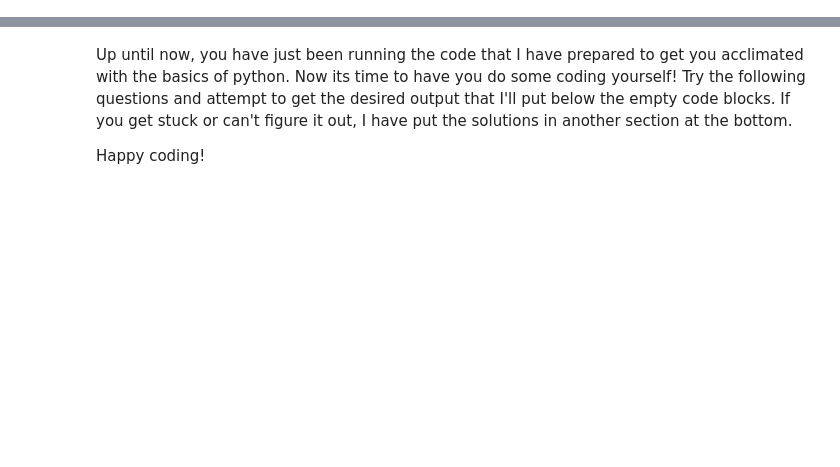
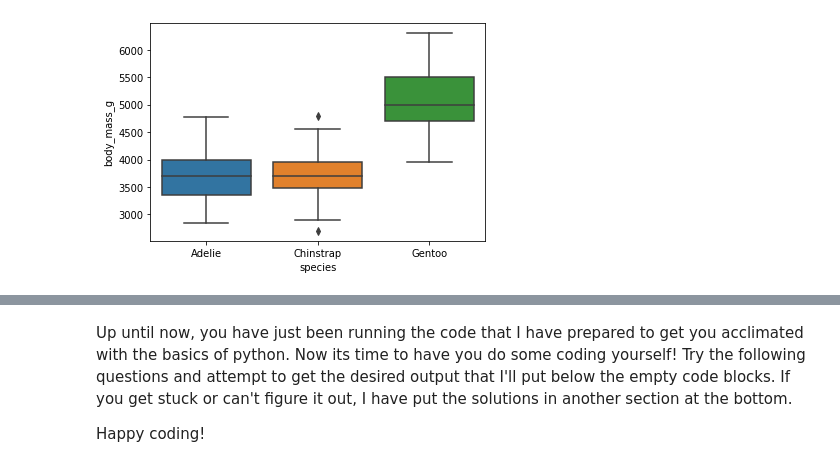
Before and after one commit to postybaloney/neurotech-textbook, a Jupyter notebook: Python_Introduction.ipynb, the cells around one changed output, grey strips where cells are left out. Drawn from its saved outputs; the diff is of its cells as text; code cells hidden in the pictures; blank space fills up the shorter version.

```diff
--- a/Python_Introduction.ipynb
+++ b/Python_Introduction.ipynb
@@ -20,0 +391,4 @@
+# %%
+sns.boxplot(data=penguins, x="species", y="body_mass_g");
+# %% [output]
+[figure, added]
```
Also changed, not shown: parts of 102 cells of this notebook, 15 other files.
